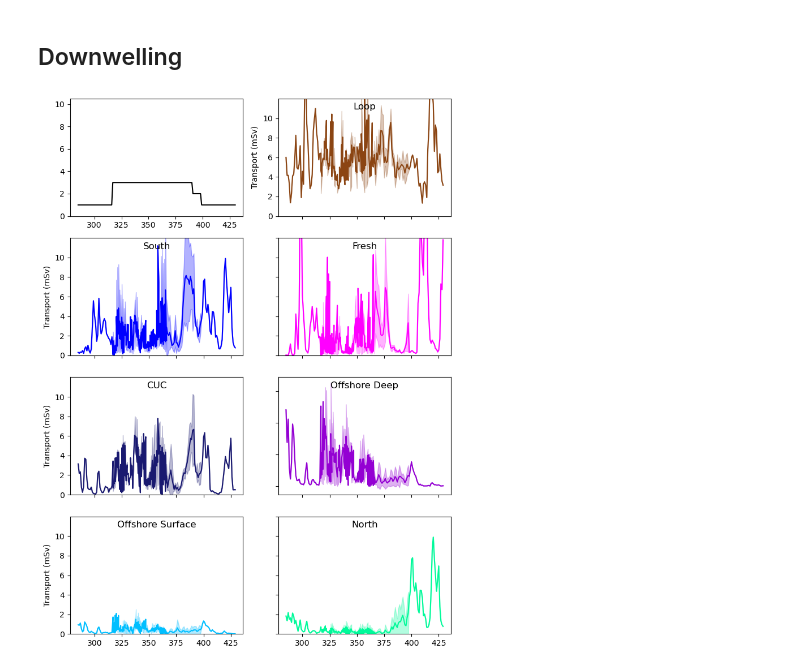
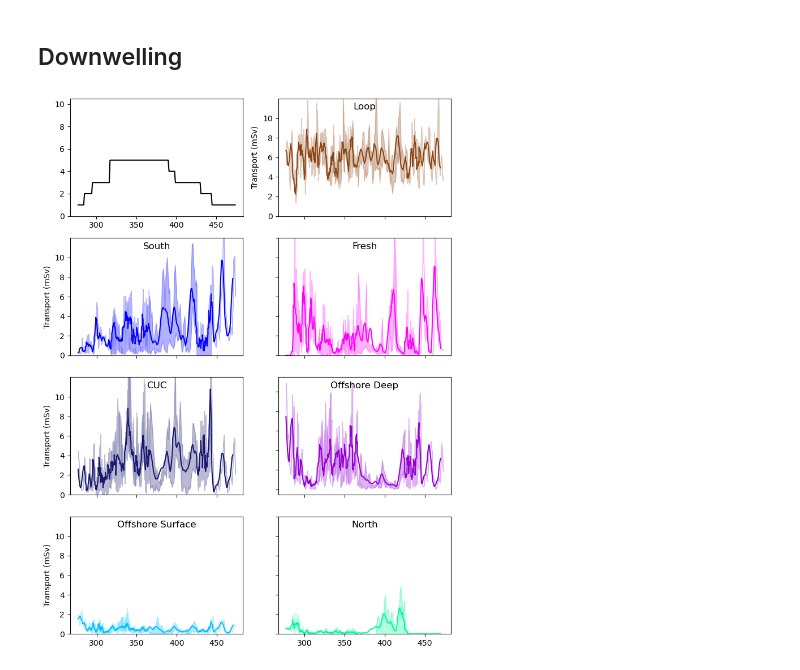
Before and after one commit to rbeutel/LO_user, a Jupyter notebook: ariane/quant_dynamics.ipynb, the cells around one changed output. Cells and saved outputs as stored; diff of their text form; code cells hidden in the pictures.

```diff
--- a/ariane/quant_dynamics.ipynb
+++ b/ariane/quant_dynamics.ipynb
@@ -322,16 +356,16 @@ fresh20, cuc20, south20, north20, offshore_d20, offshore_s20, loop20 = wm_day_di
 fresh13, cuc13, south13, north13, offshore_d13, offshore_s13, loop13 = wm_day_divide(df13)
 # %%
-endday = [dt.datetime(2014, 3, 6), dt.datetime(2021, 2, 2), dt.datetime(2022, 1, 25)]
-length = [113, 82, 105]  # Number of days in the season for each year
+endday = [dt.datetime(2014, 3, 6), dt.datetime(2016, 3, 19),dt.datetime(2017, 4, 19), dt.datetime(2021, 2, 2), dt.datetime(2022, 1, 25)]
+length = [113, 149, 198, 82, 105]  # Number of days in the season for each year
 startday = [endday[i]-dt.timedelta(days=length[i]) for i in range(len(endday))]  # Start dates
 # %%
-fresh = transport_df([fresh13, fresh20,fresh21], startday, length,[2013, 2020,2021])
-south = transport_df([south13, south20,south21], startday, length,[2013, 2020,2021])
-north = transport_df([south13, north20,north21], startday, length,[2013, 2020,2021])
-cuc = transport_df([cuc13,cuc20,cuc21, ], startday, length,[2013, 2020,2021])
-offshore_d = transport_df([offshore_d13, offshore_d20,offshore_d21], startday, length,[2013, 2020,2021])
-offshore_s = transport_df([offshore_s13, offshore_s20,offshore_s21], startday, length,[2013, 2020,2021])
-loop = transport_df([loop13,loop20,loop21], startday, length,[2013, 2020,2021])
+fresh = transport_df([fresh13, fresh15,fresh16,fresh20,fresh21], startday, length,[2013, 2015, 2016,2020,2021])
+south = transport_df([south13, south15,south16,south20,south21], startday, length,[2013, 2015, 2016,2020,2021])
+north = transport_df([south13, north15,north16,north20,north21], startday, length,[2013, 2015, 2016,2020,2021])
+cuc = transport_df([cuc13,cuc15,cuc16,cuc20,cuc21, ], startday, length,[2013, 2015, 2016,2020,2021])
+offshore_d = transport_df([offshore_d13, offshore_d15,offshore_d16,offshore_d20,offshore_d21], startday, length,[2013, 2015, 2016,2020,2021])
+offshore_s = transport_df([offshore_s13, offshore_s15,offshore_s16,offshore_s20,offshore_s21], startday, length,[2013, 2015, 2016,2020,2021])
+loop = transport_df([loop13,loop15,loop16,loop20,loop21], startday, length,[2013, 2015, 2016,2020,2021])
 # %%
 # number of similations overallaping in a julianne day
 # can't do it the same way as in upwelling bc downwelling too erratic
@@ -372,6 +406,7 @@ offshore_d.sort_values(by="yearday",inplace=True)
 offshore_s.sort_values(by="yearday",inplace=True)
 loop.sort_values(by="yearday",inplace=True)
 # %%
+# using quantiles (previously std.. see github)
 ymax=120000
 
 fig, ax = plt.subplots(4,2, figsize=(7.5,10))
@@ -386,11 +421,11 @@ ax[0,0].plot(jul,counts,'k')
 ax[0,0].set_ylim([0,10.5])
 
 # loop flow
-data = [loop.transport_2013, loop.transport_2020,loop.transport_2021]
-ax[0,1].plot(loop.yearday,np.nanmean(data,axis=0),'saddlebrown')
+data = [loop.transport_2013,  loop.transport_2015, loop.transport_2016,loop.transport_2020,loop.transport_2021]
+ax[0,1].plot(loop.yearday[:(-window + 1)],moving_average(np.nanmean(data,axis=0),window),'saddlebrown')
 ax[0,1].fill_between(loop.yearday,
-                        np.nanmean(data,axis=0)+np.nanstd(data,axis=0),
-                        np.nanmean(data,axis=0)-np.nanstd(data,axis=0),
+                        np.nanpercentile(data, [25], method='midpoint',axis=0)[0],
+                        np.nanpercentile(data, [75], method='midpoint',axis=0)[0],
                         color='saddlebrown',alpha=0.3)
 ax[0,1].set_xticklabels([])
 ax[0,1].set_ylim([0,ymax])
@@ -398,11 +433,11 @@ ax[0,1].set_title('Loop',y=1,pad=-14)
 
 # south shelf flow
 # ax[1,0].plot(dates,mean_south)
-data = [south.transport_2013, south.transport_2020,south.transport_2021]
-ax[1,0].plot(south.yearday,np.nanmean(data,axis=0),'b')
+data = [south.transport_2013,  south.transport_2015, south.transport_2016,south.transport_2020,south.transport_2021]
+ax[1,0].plot(south.yearday[:(-window + 1)],moving_average(np.nanmean(data,axis=0),window),'b')
 ax[1,0].fill_between(south.yearday,
-                        np.nanmean(data,axis=0)+np.nanstd(data,axis=0),
-                        np.nanmean(data,axis=0)-np.nanstd(data,axis=0),
+                        np.nanpercentile(data, [25], method='midpoint',axis=0)[0],
+                        np.nanpercentile(data, [75], method='midpoint',axis=0)[0],
                         color='b',alpha=0.3)
 ax[1,0].set_xticklabels([])
 ax[1,0].set_ylim([0,ymax])
@@ -411,11 +446,11 @@ ax[1,0].set_title('South',y=1,pad=-14)
 
 # fresh flow
 # ax[1,1].plot(dates,mean_fresh)
-data = [fresh.transport_2013, fresh.transport_2020,fresh.transport_2021]
-ax[1,1].plot(fresh.yearday,np.nanmean(data,axis=0),'magenta')
+data = [fresh.transport_2013, fresh.transport_2015, fresh.transport_2016, fresh.transport_2020,fresh.transport_2021]
+ax[1,1].plot(fresh.yearday[:(-window + 1)],moving_average(np.nanmean(data,axis=0),window),'magenta')
 ax[1,1].fill_between(fresh.yearday,
-                        np.nanmean(data,axis=0)+np.nanstd(data,axis=0),
-                        np.nanmean(data,axis=0)-np.nanstd(data,axis=0),
+                        np.nanpercentile(data, [25], method='midpoint',axis=0)[0],
+                        np.nanpercentile(data, [75], method='midpoint',axis=0)[0],
                         color='magenta',alpha=0.3)
 ax[1,1].set_yticklabels([])
 ax[1,1].set_xticklabels([])
@@ -423,54 +458,54 @@ ax[1,1].set_ylim([0,ymax])
 ax[1,1].set_title('Fresh',y=1,pad=-14)
 
 # cuc flow
-data = [cuc.transport_2013, cuc.transport_2020,cuc.transport_2021]
-ax[2,0].plot(cuc.yearday,np.nanmean(data,axis=0),'midnightblue')
+data = [cuc.transport_2013,  cuc.transport_2015, cuc.transport_2016,cuc.transport_2020,cuc.transport_2021]
+ax[2,0].plot(cuc.yearday[:(-window + 1)],moving_average(np.nanmean(data,axis=0),window),'midnightblue')
 ax[2,0].fill_between(cuc.yearday,
-                        np.nanmean(data,axis=0)+np.nanstd(data,axis=0),
-                        np.nanmean(data,axis=0)-np.nanstd(data,axis=0),
+                        np.nanpercentile(data, [25], method='midpoint',axis=0)[0],
+                        np.nanpercentile(data, [75], method='midpoint',axis=0)[0],
                         color='midnightblue',alpha=0.3)
 ax[2,0].set_xticklabels([])
 ax[2,0].set_ylim([0,ymax])
 ax[2,0].set_title('CUC',y=1,pad=-14)
 
 # offshore deep flow
-data = [offshore_d.transport_2013, offshore_d.transport_2020,offshore_d.transport_2021]
-ax[2,1].plot(offshore_d.yearday,np.nanmean(data,axis=0),'darkviolet')
+data = [offshore_d.transport_2013,  offshore_d.transport_2015, offshore_d.transport_2016,offshore_d.transport_2020,offshore_d.transport_2021]
+ax[2,1].plot(offshore_d.yearday[:(-window + 1)],moving_average(np.nanmean(data,axis=0),window),'darkviolet')
 ax[2,1].fill_between(offshore_d.yearday,
-                        np.nanmean(data,axis=0)+np.nanstd(data,axis=0),
-                        np.nanmean(data,axis=0)-np.nanstd(data,axis=0),
+                        np.nanpercentile(data, [25], method='midpoint',axis=0)[0],
+                        np.nanpercentile(data, [75], method='midpoint',axis=0)[0],
                         color='darkviolet',alpha=0.3)
 ax[2,1].set_title('Offshore Deep',y=1,pad=-14)
 ax[2,1].set_yticklabels([])
 ax[2,1].set_xticklabels([])
 
 
 
 # offshore surface flow
-data = [offshore_s.transport_2013, offshore_s.transport_2020,offshore_s.transport_2021]
-ax[3,0].plot(offshore_s.yearday,np.nanmean(data,axis=0),'deepskyblue')
+data = [offshore_s.transport_2013,  offshore_s.transport_2015, offshore_s.transport_2016,offshore_s.transport_2020,offshore_s.transport_2021]
+ax[3,0].plot(offshore_s.yearday[:(-window + 1)],moving_average(np.nanmean(data,axis=0),window),'deepskyblue')
 ax[3,0].fill_between(offshore_s.yearday,
-                        np.nanmean(data,axis=0)+np.nanstd(data,axis=0),
-                        np.nanmean(data,axis=0)-np.nanstd(data,axis=0),
+                        np.nanpercentile(data, [25], method='midpoint',axis=0)[0],
+                        np.nanpercentile(data, [75], method='midpoint',axis=0)[0],
                         color='deepskyblue',alpha=0.3)
 # ax[3,0].set_xticklabels([])
 ax[3,0].set_ylim([0,ymax])
 ax[3,0].set_title('Offshore Surface',y=1,pad=-14)
 
 
 # north flow
-data = [north.transport_2013, north.transport_2020,north.transport_2021]
-ax[3,1].plot(north.yearday,np.nanmean(data,axis=0),'mediumspringgreen')
+data = [north.transport_2013,  north.transport_2015, north.transport_2016,north.transport_2020,north.transport_2021]
+ax[3,1].plot(north.yearday[:(-window + 1)],moving_average(np.nanmean(data,axis=0),window),'mediumspringgreen')
 ax[3,1].fill_between(north.yearday,
-                        np.nanmean(data,axis=0)+np.nanstd(data,axis=0),
-                        np.nanmean(data,axis=0)-np.nanstd(data,axis=0),
+                        np.nanpercentile(data, [25], method='midpoint',axis=0)[0],
+                        np.nanpercentile(data, [75], method='midpoint',axis=0)[0],
                         color='mediumspringgreen',alpha=0.3)
 # ax[3,1].set_xticklabels([])
 ax[3,1].set_ylim([0,ymax])
 ax[3,1].set_title('North',y=1,pad=-14)
 ax[3,1].set_yticklabels([])
 
 
 plt.tight_layout()
 # %% [output]
-[figure, old version]
+[figure, new version]
```
Also changed, not shown: parts of 12 cells of this notebook, 2 other files.
